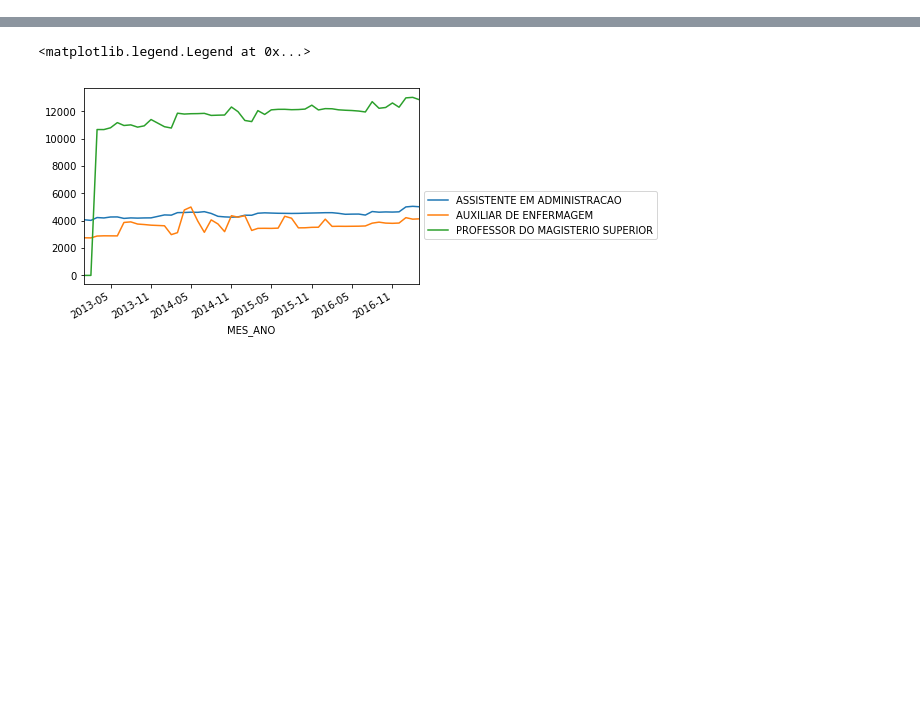
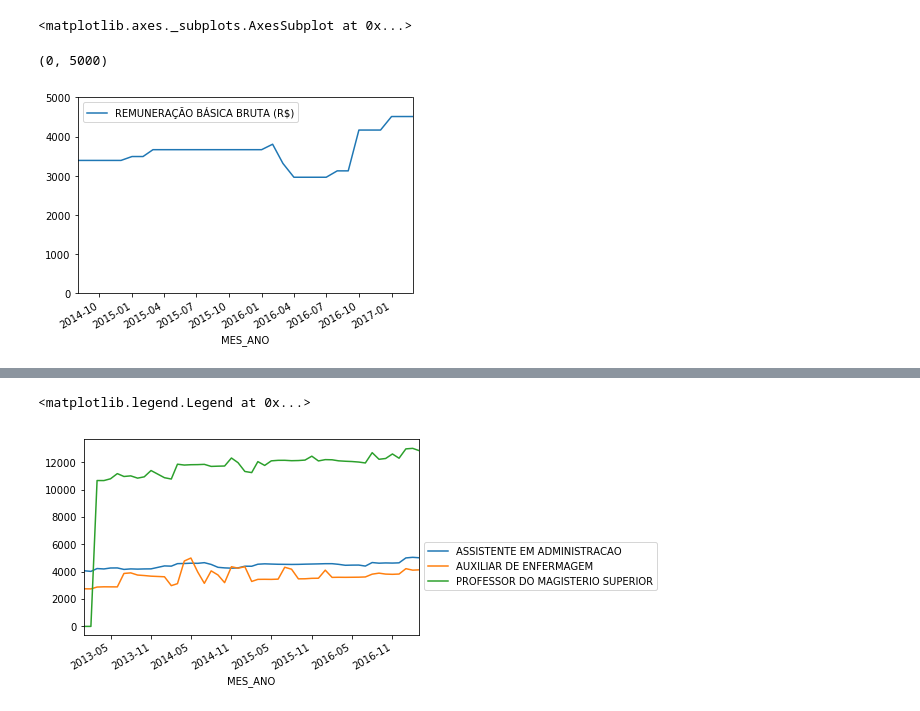
Before and after one commit to abevieiramota/course-python-data-analysis1, a Jupyter notebook: 04 - Analise/4.x - Remuneracao UFC.ipynb, the cells around one changed output, grey strips where cells are left out. Drawn from its saved outputs; the diff is of its cells as text; code cells hidden in the pictures; blank space fills up the shorter version.

```diff
--- a/04 - Analise/4.x - Remuneracao UFC.ipynb
+++ b/04 - Analise/4.x - Remuneracao UFC.ipynb
@@ -57,2 +15,2 @@ Consulta por servidor: http://portaldatransparencia.gov.br/servidores/Servidor-L
 # %%
-df = read_ufc("../../dataset-remuneracao-federal/")
+df = read_ufc()
@@ -58,0 +42,8 @@ df = read_ufc("../../dataset-remuneracao-federal/")
+# %%
+df[df.NOME == "ABELARDO VIEIRA MOTA"]\
+.plot(x="MES_ANO", y="REMUNERAÇÃO BÁSICA BRUTA (R$)")
+plt.ylim((0, 5000))
+# %% [output]
+<matplotlib.axes._subplots.AxesSubplot at 0x...>
+(0, 5000)
+[figure, added]
```
Also changed, not shown: parts of 17 cells of this notebook, 3 other files.
